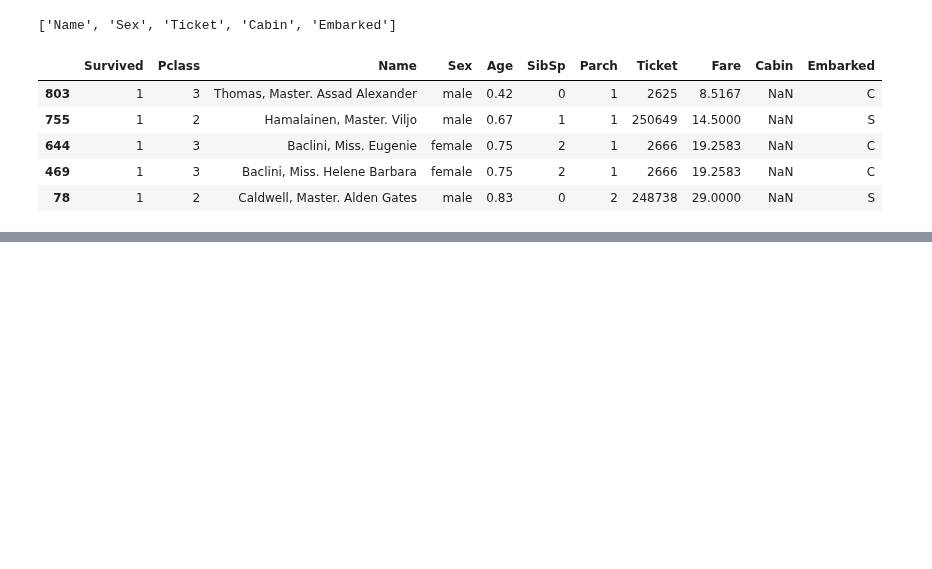
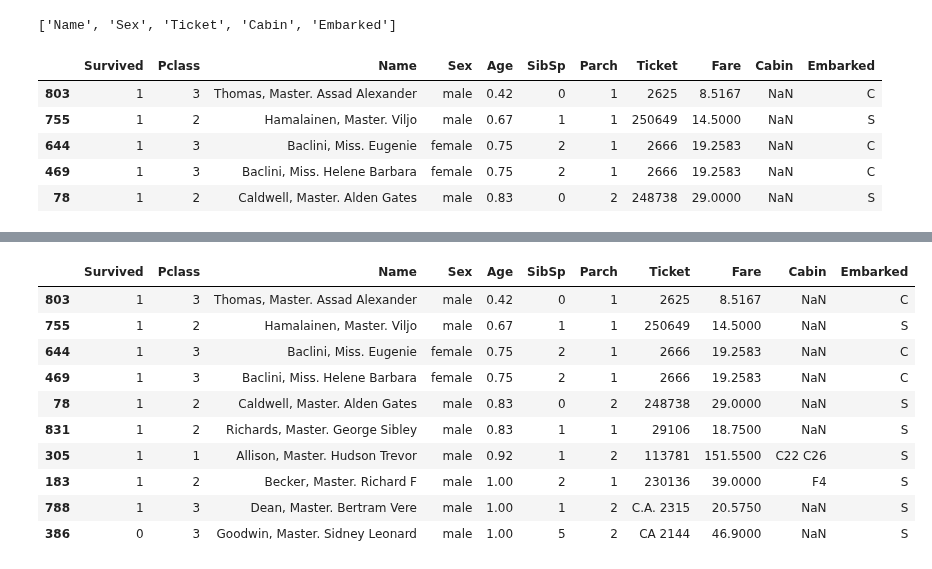
Before and after one commit to pNatTueku/basicPython, a Jupyter notebook: data_preparation_titanic_data.ipynb, the cells around one changed output, grey strips where cells are left out. Saved outputs shown, nothing was run; the diff lists cells and outputs as text; code cells hidden in the pictures; blank space fills up the shorter version.

```diff
--- a/data_preparation_titanic_data.ipynb
+++ b/data_preparation_titanic_data.ipynb
@@ -130,0 +151,15 @@ df.head()
+# %%
+df = data.sort_values(by = ['Age', 'Name'])
+df.head(10)
+# %% [output]
+|  | Survived | Pclass | Name | Sex | Age | SibSp | Parch | Ticket | Fare | Cabin | Embarked |
+| 803 | 1 | 3 | Thomas, Master. Assad Alexander | male | 0.42 | 0 | 1 | 2625 | 8.5167 | NaN | C |
+| 755 | 1 | 2 | Hamalainen, Master. Viljo | male | 0.67 | 1 | 1 | 250649 | 14.5000 | NaN | S |
+| 644 | 1 | 3 | Baclini, Miss. Eugenie | female | 0.75 | 2 | 1 | 2666 | 19.2583 | NaN | C |
+| 469 | 1 | 3 | Baclini, Miss. Helene Barbara | female | 0.75 | 2 | 1 | 2666 | 19.2583 | NaN | C |
+| 78 | 1 | 2 | Caldwell, Master. Alden Gates | male | 0.83 | 0 | 2 | 248738 | 29.0000 | NaN | S |
+| 831 | 1 | 2 | Richards, Master. George Sibley | male | 0.83 | 1 | 1 | 29106 | 18.7500 | NaN | S |
+| 305 | 1 | 1 | Allison, Master. Hudson Trevor | male | 0.92 | 1 | 2 | 113781 | 151.5500 | C22 C26 | S |
+| 183 | 1 | 2 | Becker, Master. Richard F | male | 1.00 | 2 | 1 | 230136 | 39.0000 | F4 | S |
+| 788 | 1 | 3 | Dean, Master. Bertram Vere | male | 1.00 | 1 | 2 | C.A. 2315 | 20.5750 | NaN | S |
+| 386 | 0 | 3 | Goodwin, Master. Sidney Leonard | male | 1.00 | 5 | 2 | CA 2144 | 46.9000 | NaN | S |
```
Also changed, not shown: parts of 35 cells of this notebook.
